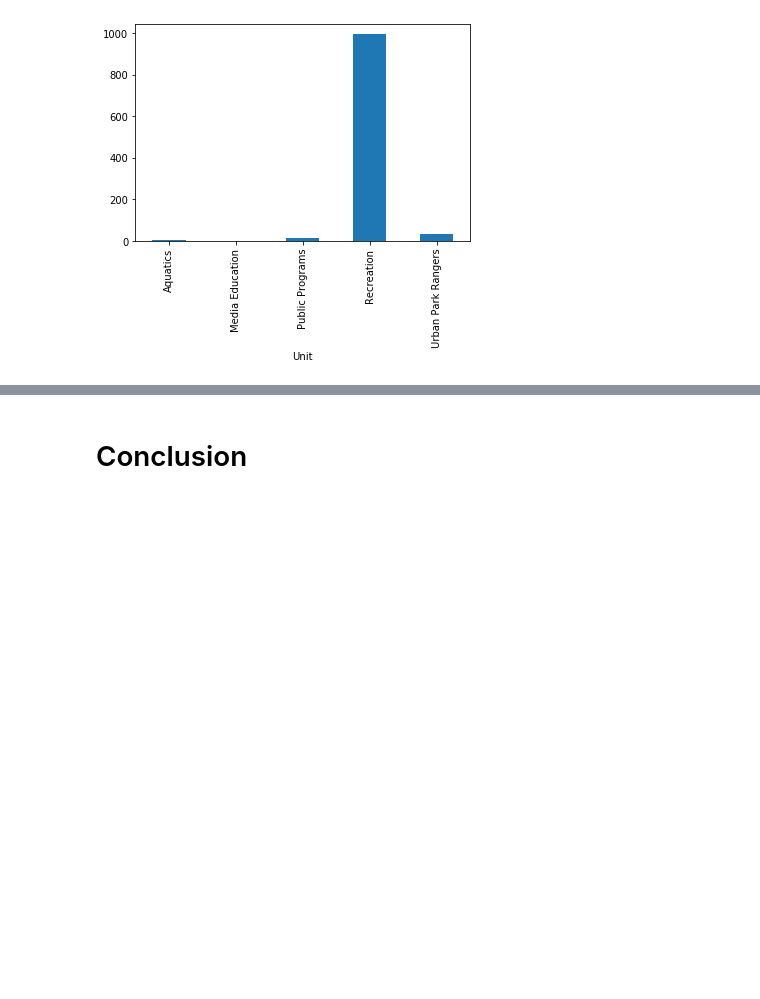
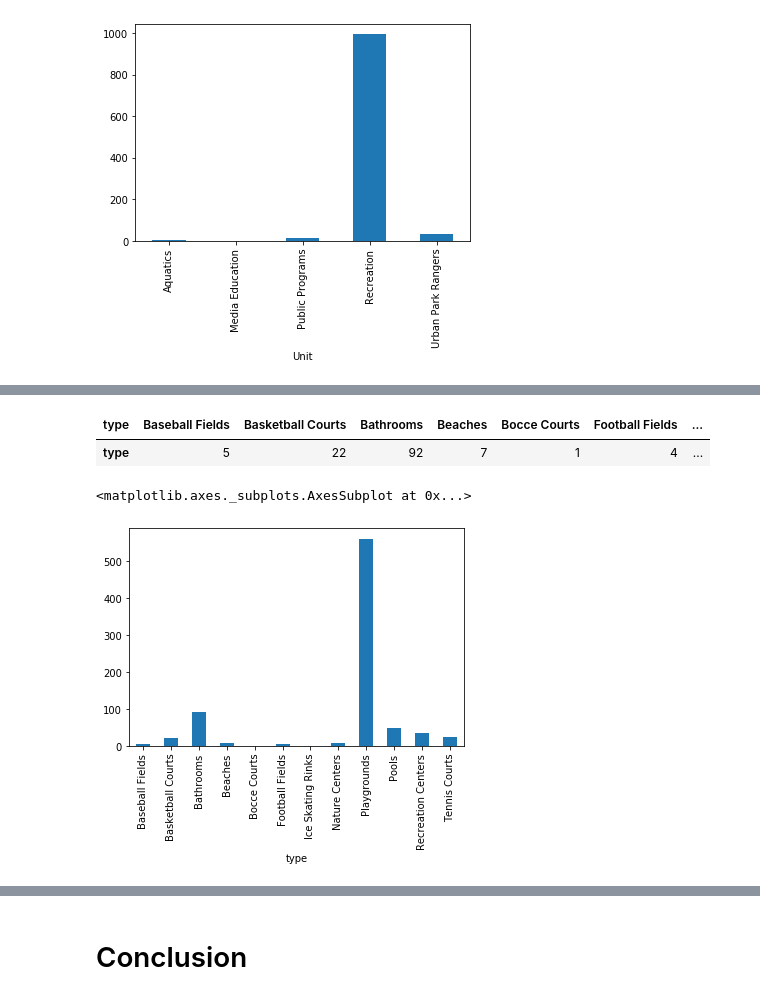
Before and after one commit to mandy941/final, a Jupyter notebook: M_Yang_proposal.ipynb, the cells around one changed output, grey strips where cells are left out. Drawn from its saved outputs; the diff is of its cells as text; code cells hidden in the pictures; blank space fills up the shorter version.

```diff
--- a/M_Yang_proposal.ipynb
+++ b/M_Yang_proposal.ipynb
@@ -50,0 +76,5 @@ df0
+# %%
+# read the data file from SODA API address
+#print the result
+df1 = pd.read_json("https://data.cityofnewyork.us/resource/e4ej-j6hn.json")
+df1
@@ -109,0 +188,4 @@ unit['Borough'].plot(kind = 'bar')
+# %%
+#remove the unmeaningful coulumn from the data set two, name df1
+df3 =df1.drop(columns = ['location'])
+df3
@@ -109,0 +213,4 @@ unit['Borough'].plot(kind = 'bar')
+# %%
+#use groupby function to group the types of Accessible Parks Facilities and count the times for each type
+ty = df3.groupby('type')[['type']].count()
+ty
@@ -109,0 +232,12 @@ unit['Borough'].plot(kind = 'bar')
+# %%
+# transforming from wide to long by T function
+df4 = ty.T
+df4
+# %% [output]
+| type | Baseball Fields | Basketball Courts | Bathrooms | Beaches | Bocce Courts | Football Fields | ... |
+| type | 5 | 22 | 92 | 7 | 1 | 4 | ... |
+# %%
+ty['type'].plot(kind = 'bar')
+# %% [output]
+<matplotlib.axes._subplots.AxesSubplot at 0x...>
+[figure, added]
```
Also changed, not shown: parts of 20 cells of this notebook.
